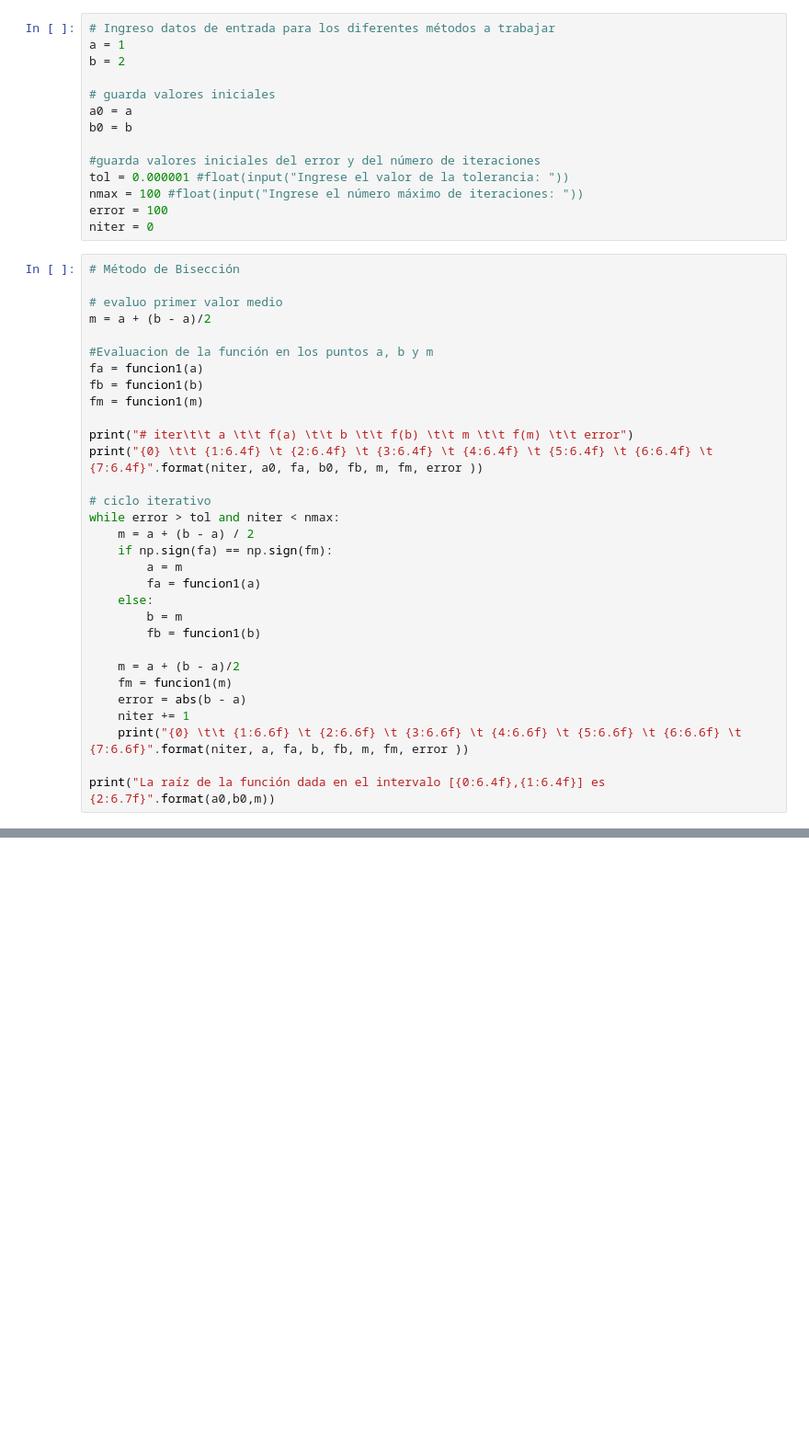
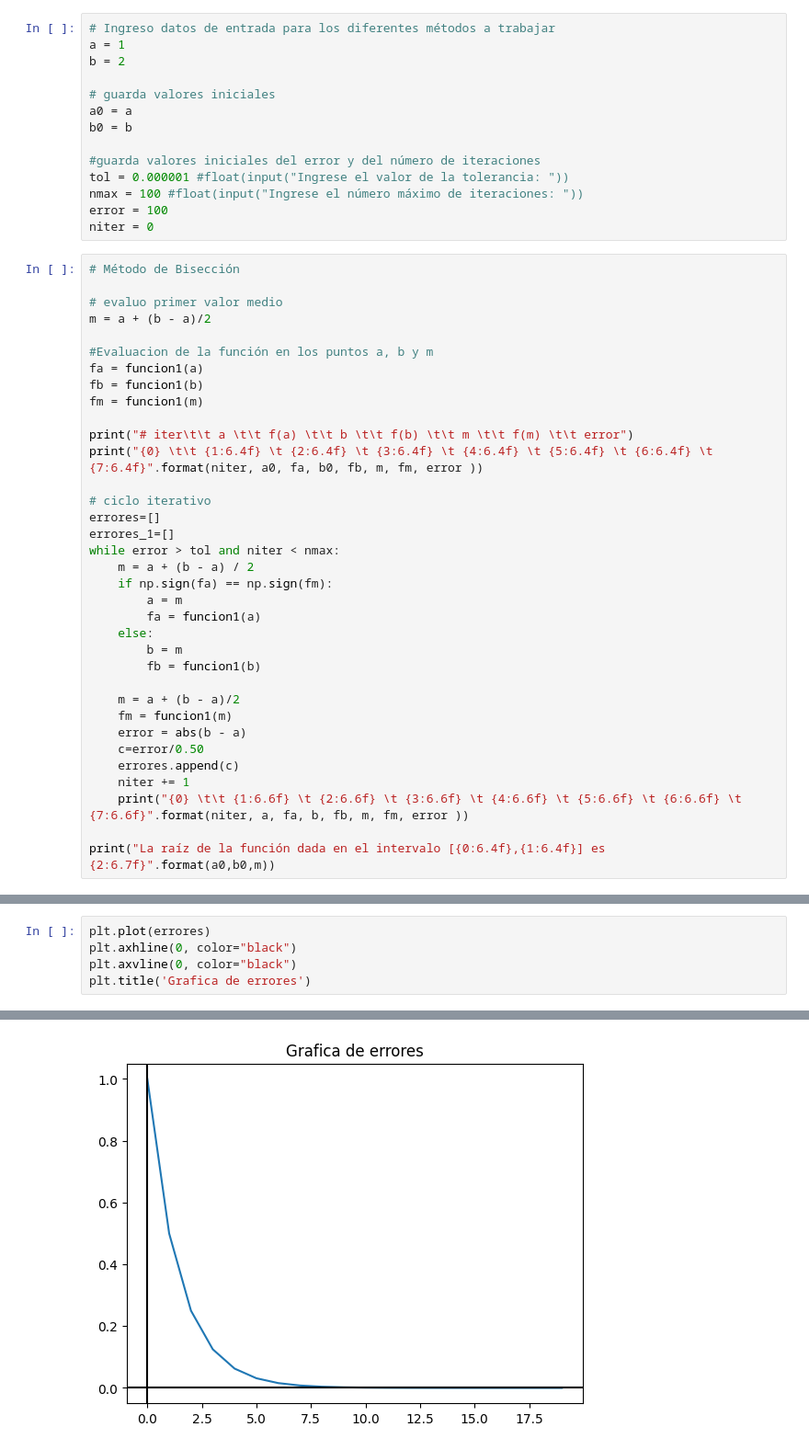
Before and after one commit to KristannaPerez/KristannaPerez, a Jupyter notebook: Ecuaciones no lineales/Biseccion.ipynb, the cells around one changed output, grey strips where cells are left out. Shown at 92% size. Cells and saved outputs as stored; diff of their text form; blank space fills up the shorter version.

```diff
--- a/Ecuaciones no lineales/Biseccion.ipynb
+++ b/Ecuaciones no lineales/Biseccion.ipynb
@@ -45,6 +36,8 @@ print("# iter\t\t a \t\t f(a) \t\t b \t\t f(b) \t\t m \t\t f(m) \t\t error")
 print("{0} \t\t {1:6.4f} \t {2:6.4f} \t {3:6.4f} \t {4:6.4f} \t {5:6.4f} \t {6:6.4f} \t {7:6.4f}".format(niter, a0, fa, b0, fb, m, fm, error ))
 
 # ciclo iterativo
+errores=[]
+errores_1=[]
 while error > tol and niter < nmax:
     m = a + (b - a) / 2
     if np.sign(fa) == np.sign(fm):
@@ -57,6 +50,8 @@ while error > tol and niter < nmax:
     m = a + (b - a)/2
     fm = funcion1(m)
     error = abs(b - a)
+    c=error/0.50
+    errores.append(c)
     niter += 1
     print("{0} \t\t {1:6.6f} \t {2:6.6f} \t {3:6.6f} \t {4:6.6f} \t {5:6.6f} \t {6:6.6f} \t {7:6.6f}".format(niter, a, fa, b, fb, m, fm, error ))
 
@@ -81,0 +100,6 @@ La raíz de la función dada en el intervalo [1.0000,2.0000] es 1.3652301
+# %%
+plt.plot(errores)
+plt.axhline(0, color="black")
+plt.axvline(0, color="black")
+plt.title('Grafica de errores')
+# %% [output]
@@ -81,0 +107 @@ La raíz de la función dada en el intervalo [1.0000,2.0000] es 1.3652301
+[figure, added]
```
Also changed, not shown: parts of 6 cells of this notebook.
